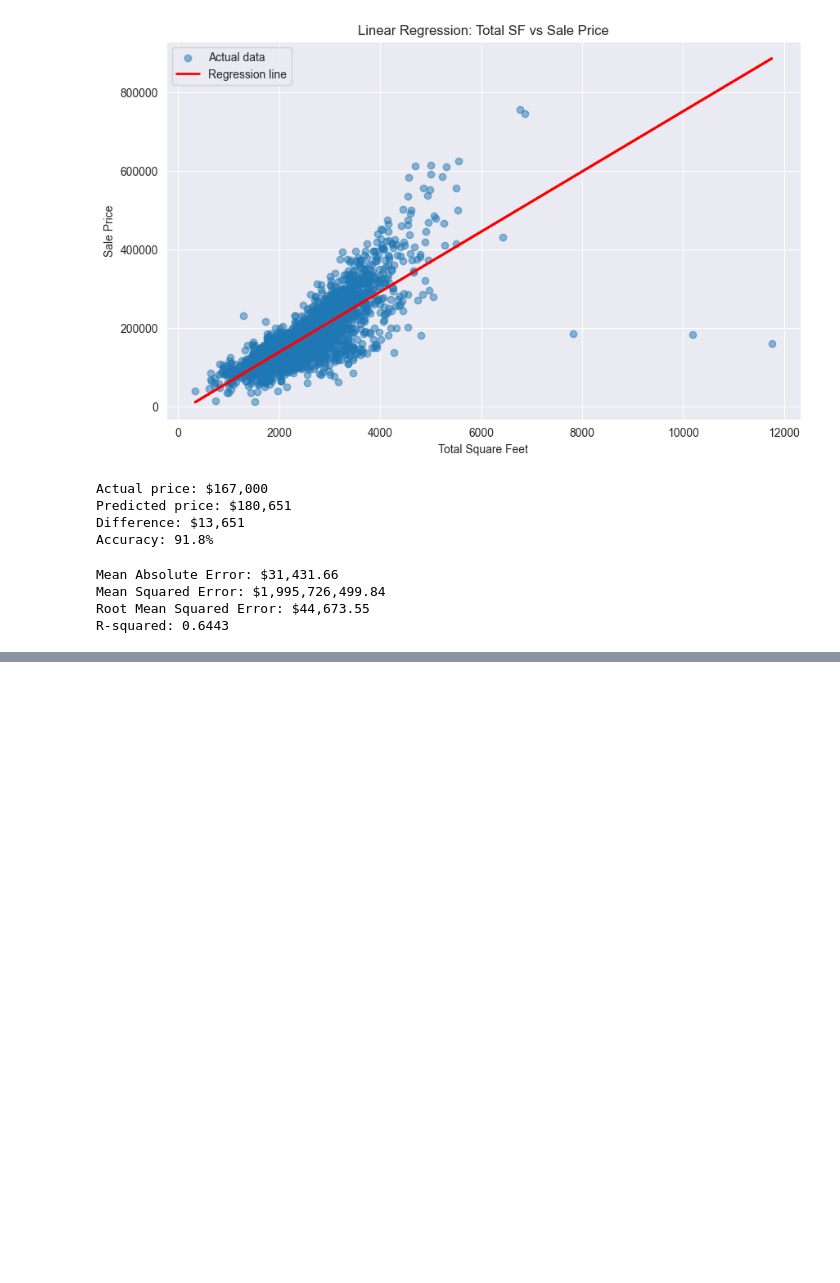
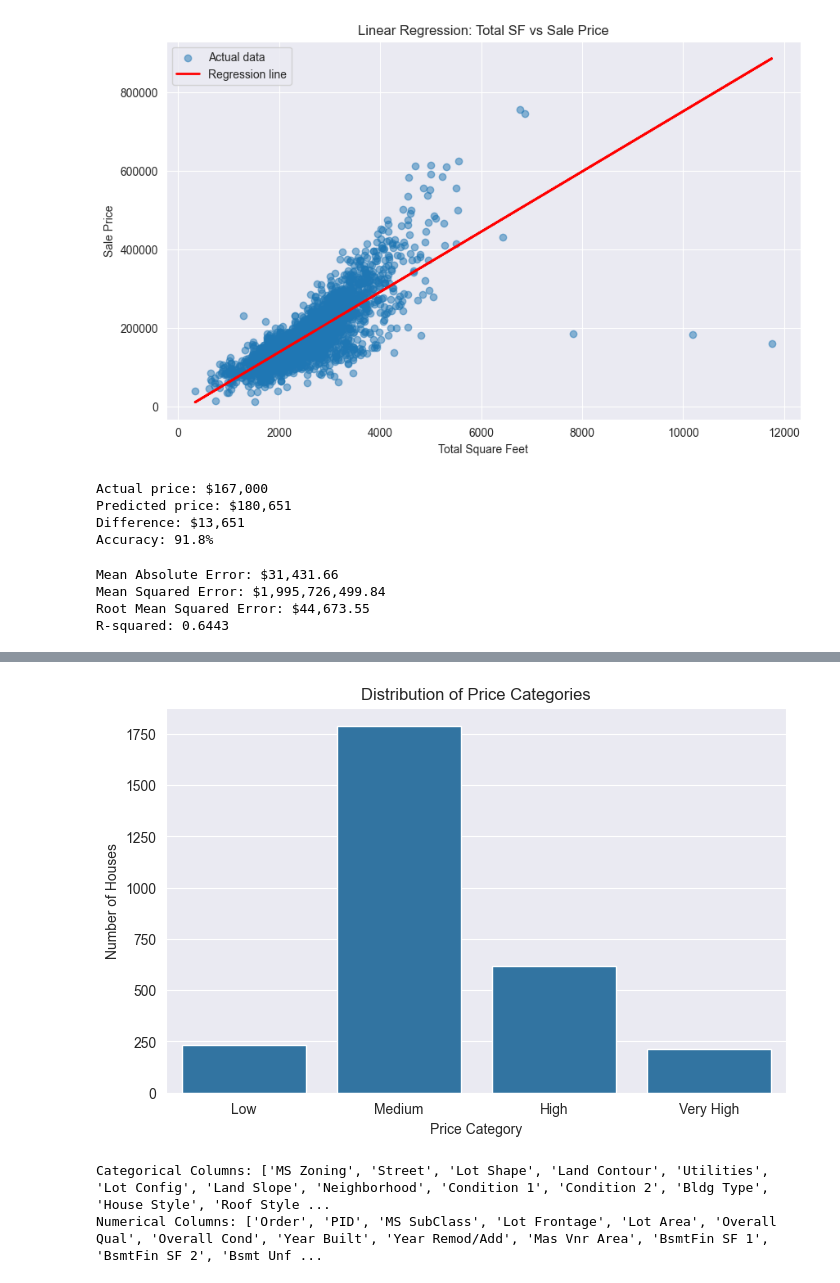
Before and after one commit to 03vladd/ML, a Jupyter notebook: Lab1.ipynb, the cells around one changed output, grey strips where cells are left out. Drawn from its saved outputs; the diff is of its cells as text; code cells hidden in the pictures; blank space fills up the shorter version.

```diff
--- a/Lab1.ipynb
+++ b/Lab1.ipynb
@@ -403,0 +443,12 @@ R-squared: 0.6443
+# %%
+def price_category(price):
+    if price < 100000:
+        return 'Low'
+    elif 100000 <= price < 200000:
+        return 'Medium'
+    elif 200000 <= price < 300000:
+        return 'High'
+    else:
+        return 'Very High'
+# %%
+df['Price Category'] = df['SalePrice'].apply(price_category)
@@ -403,0 +471,9 @@ R-squared: 0.6443
+# %%
+plt.figure(figsize=(8, 5))
+sns.countplot(x='Price Category', data=df, order=['Low', 'Medium', 'High', 'Very High'])
+plt.title('Distribution of Price Categories')
+plt.xlabel('Price Category')
+plt.ylabel('Number of Houses')
+plt.show()
+# %% [output]
+[figure, added]
@@ -403,0 +487,6 @@ R-squared: 0.6443
+# %%
+print("Categorical Columns:", categorical_cols)
+print("Numerical Columns:", numerical_cols)
+# %% [output]
+Categorical Columns: ['MS Zoning', 'Street', 'Lot Shape', 'Land Contour', 'Utilities', 'Lot Config', 'Land Slope', 'Neighborhood', 'Condition 1', 'Condition 2', 'Bldg Type', 'House Style', 'Roof Style ...
+Numerical Columns: ['Order', 'PID', 'MS SubClass', 'Lot Frontage', 'Lot Area', 'Overall Qual', 'Overall Cond', 'Year Built', 'Year Remod/Add', 'Mas Vnr Area', 'BsmtFin SF 1', 'BsmtFin SF 2', 'Bsmt Unf ...
```
Also changed, not shown: parts of 27 cells of this notebook.
